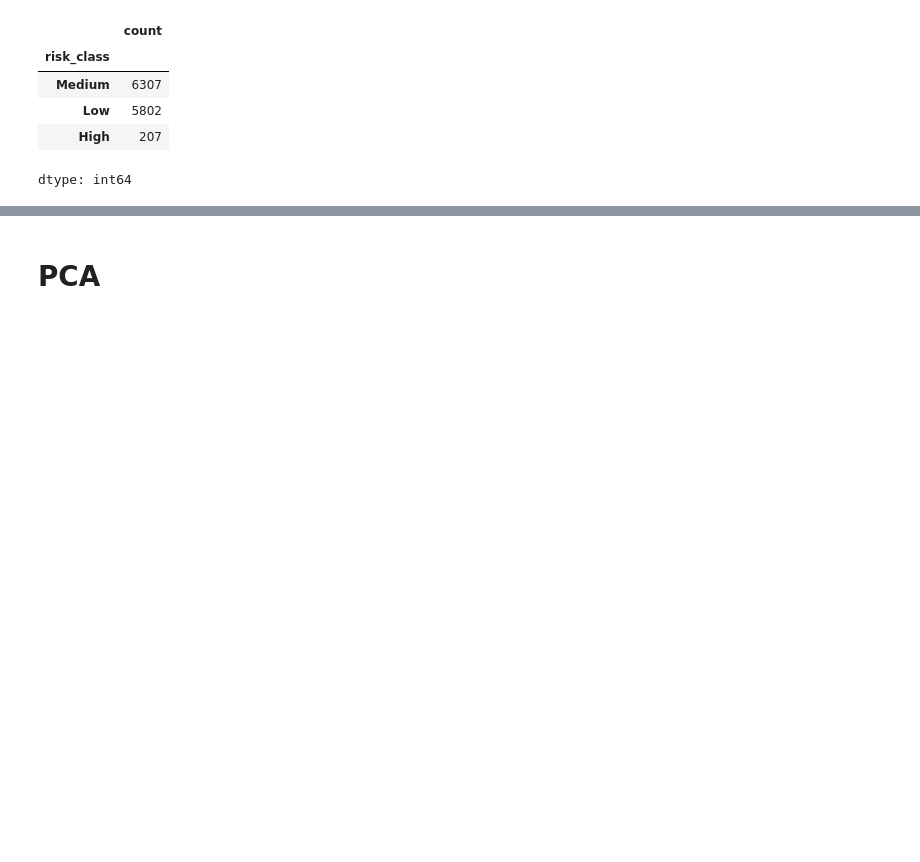
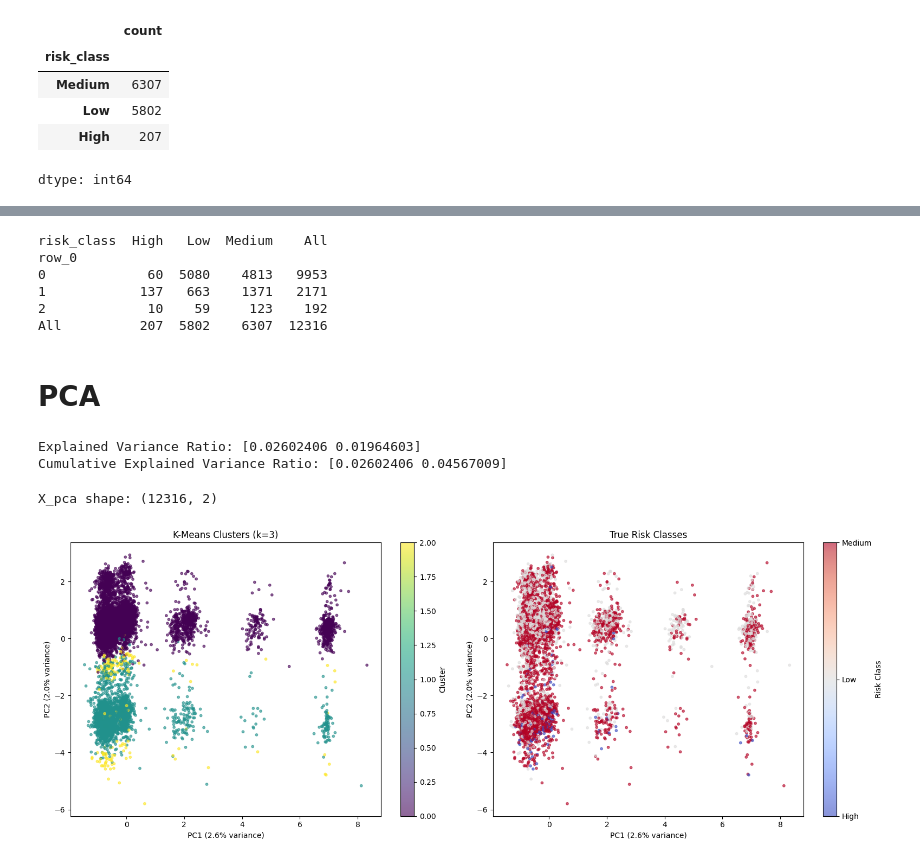
Before and after one commit to mervefilizbaker1/DRIVER-RISK-PREDICTION, a Jupyter notebook: drp_unsupervised.ipynb, the cells around one changed output, grey strips where cells are left out. Cells and saved outputs as stored; diff of their text form; code cells hidden in the pictures; blank space fills up the shorter version.

```diff
--- a/drp_unsupervised.ipynb
+++ b/drp_unsupervised.ipynb
@@ -32,3 +40,6 @@ df_accident['risk_class'].value_counts()
 | Low | 5802 |
 | High | 207 |
 dtype: int64
+# %%
+scaler = StandardScaler()
+X_scaled = scaler.fit_transform(X)
@@ -34,0 +56,4 @@ dtype: int64
+# %%
+k_means = KMeans(n_clusters=3, random_state=42, n_init=10)
+# %%
+clusters = k_means.fit_predict(X_scaled)
@@ -35,2 +88,50 @@ dtype: int64
+# %%
+crosstab = pd.crosstab(clusters, y, margins=True)
+print(crosstab)
+# %% [output]
+risk_class  High   Low  Medium    All
+row_0
+0             60  5080    4813   9953
+1            137   663    1371   2171
+2             10    59     123    192
+All          207  5802    6307  12316
 # %% [markdown]
 # PCA
+# %%
+pca = PCA(n_components=2, random_state=42)
+X_pca = pca.fit_transform(X_scaled)
+# %%
+print("Explained Variance Ratio:", pca.explained_variance_ratio_)
+print("Cumulative Explained Variance Ratio:", pca.explained_variance_ratio_.cumsum())
+# %% [output]
+Explained Variance Ratio: [0.02602406 0.01964603]
+Cumulative Explained Variance Ratio: [0.02602406 0.04567009]
+# %%
+print(f"X_pca shape: {X_pca.shape}")
+# %% [output]
+X_pca shape: (12316, 2)
+# %%
+fig, axes = plt.subplots(1, 2, figsize=(16, 6))
+
+scatter1 = axes[0].scatter(X_pca[:, 0], X_pca[:, 1], c=clusters,
+                           cmap='viridis', alpha=0.6, s=10)
+axes[0].set_xlabel('PC1 (2.6% variance)')
+axes[0].set_ylabel('PC2 (2.0% variance)')
+axes[0].set_title('K-Means Clusters (k=3)')
+plt.colorbar(scatter1, ax=axes[0], label='Cluster')
+
+le = LabelEncoder()
+y_encoded = le.fit_transform(y)
+
+scatter2 = axes[1].scatter(X_pca[:, 0], X_pca[:, 1], c=y_encoded,
+                          cmap='coolwarm', alpha=0.6, s=10)
+axes[1].set_xlabel('PC1 (2.6% variance)')
+axes[1].set_ylabel('PC2 (2.0% variance)')
+axes[1].set_title('True Risk Classes')
+plt.colorbar(scatter2, ax=axes[1], label='Risk Class',
+             ticks=[0,1,2], format=plt.FuncFormatter(lambda x, p: le.classes_[int(x)]))
+
+plt.tight_layout()
+plt.show()
+# %% [output]
+[figure, added]
```
Also changed, not shown: parts of 32 cells of this notebook.
